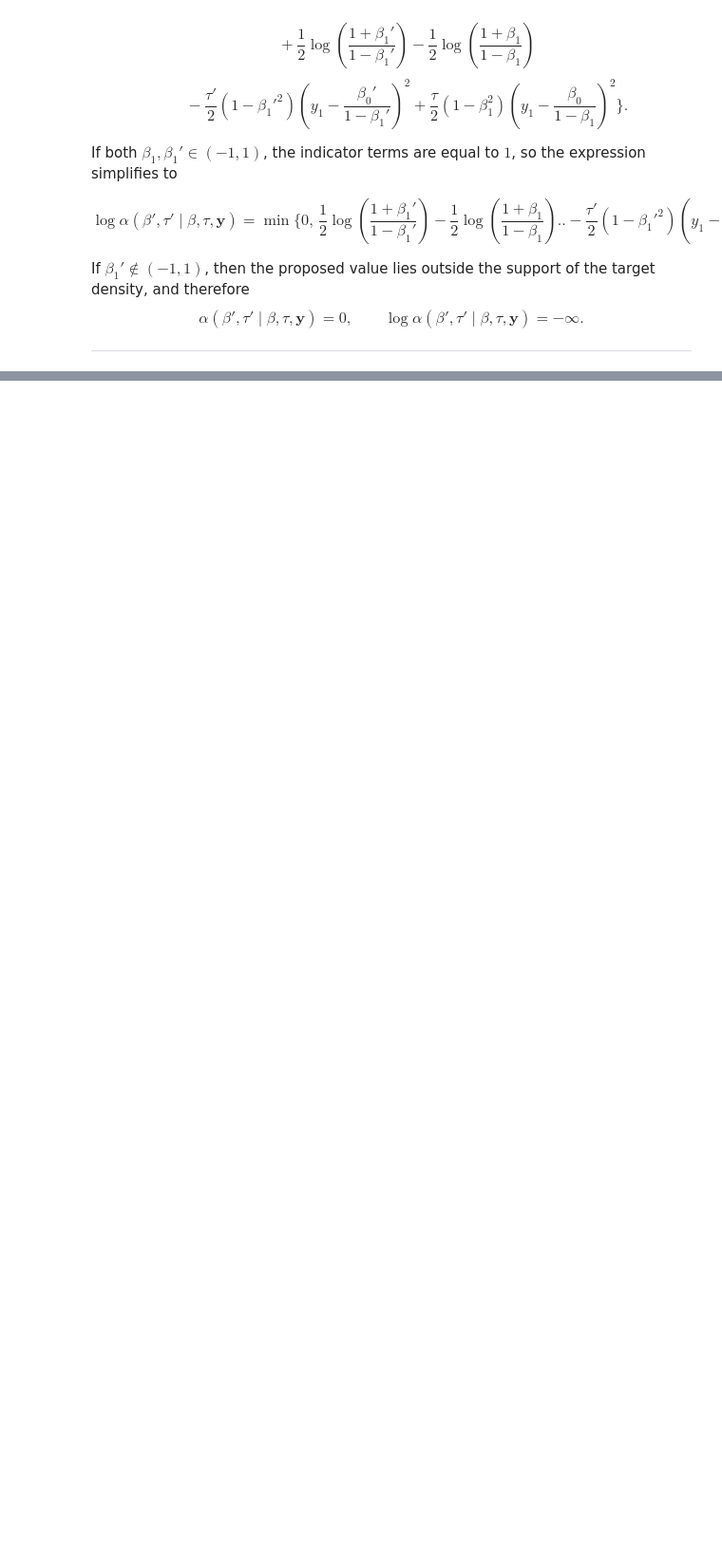
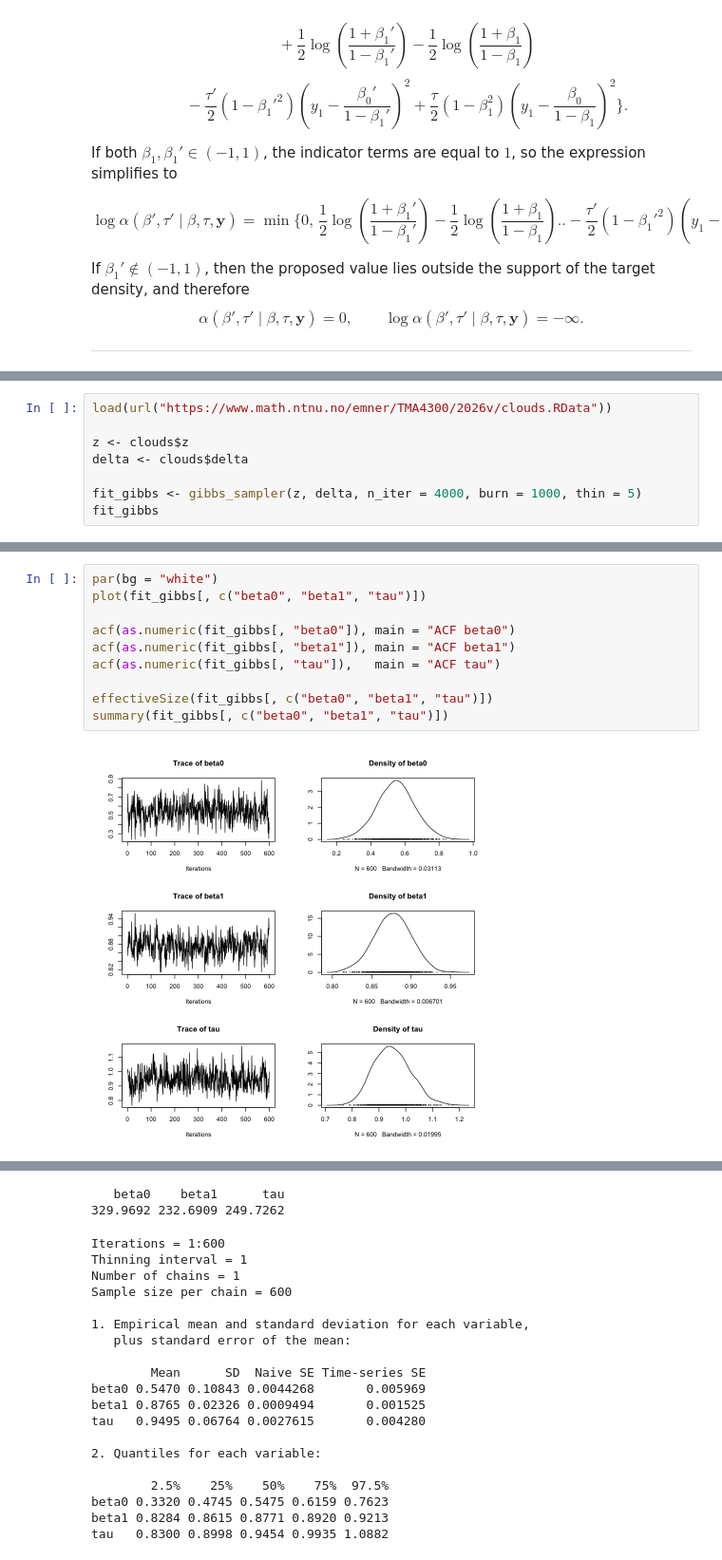
Before and after one commit to mirkovicdev/project2, a Jupyter notebook: project2.ipynb, the cells around one changed output, grey strips where cells are left out. Shown at 95% size. Cells and saved outputs as stored; diff of their text form; blank space fills up the shorter version.

```diff
--- a/project2.ipynb
+++ b/project2.ipynb
@@ -1462,0 +1780,8 @@ We will now finally implement the Metropolis-Hastings algorithm to compute the o
+# %%
+load(url("https://www.math.ntnu.no/emner/TMA4300/2026v/clouds.RData"))
+
+z <- clouds$z
+delta <- clouds$delta
+
+fit_gibbs <- gibbs_sampler(z, delta, n_iter = 4000, burn = 1000, thin = 5)
+fit_gibbs
@@ -1462,0 +1806,12 @@ We will now finally implement the Metropolis-Hastings algorithm to compute the o
+# %%
+par(bg = "white")
+plot(fit_gibbs[, c("beta0", "beta1", "tau")])
+
+acf(as.numeric(fit_gibbs[, "beta0"]), main = "ACF beta0")
+acf(as.numeric(fit_gibbs[, "beta1"]), main = "ACF beta1")
+acf(as.numeric(fit_gibbs[, "tau"]),   main = "ACF tau")
+
+effectiveSize(fit_gibbs[, c("beta0", "beta1", "tau")])
+summary(fit_gibbs[, c("beta0", "beta1", "tau")])
+# %% [output]
+[figure, added]
@@ -1462,0 +1820,21 @@ We will now finally implement the Metropolis-Hastings algorithm to compute the o
+   beta0    beta1      tau
+329.9692 232.6909 249.7262
+Iterations = 1:600
+Thinning interval = 1
+Number of chains = 1
+Sample size per chain = 600
+
+1. Empirical mean and standard deviation for each variable,
+   plus standard error of the mean:
+
+        Mean      SD  Naive SE Time-series SE
+beta0 0.5470 0.10843 0.0044268       0.005969
+beta1 0.8765 0.02326 0.0009494       0.001525
+tau   0.9495 0.06764 0.0027615       0.004280
+
+2. Quantiles for each variable:
+
+        2.5%    25%    50%    75%  97.5%
+beta0 0.3320 0.4745 0.5475 0.6159 0.7623
+beta1 0.8284 0.8615 0.8771 0.8920 0.9213
+tau   0.8300 0.8998 0.9454 0.9935 1.0882
```
Also changed, not shown: parts of 29 cells of this notebook.
